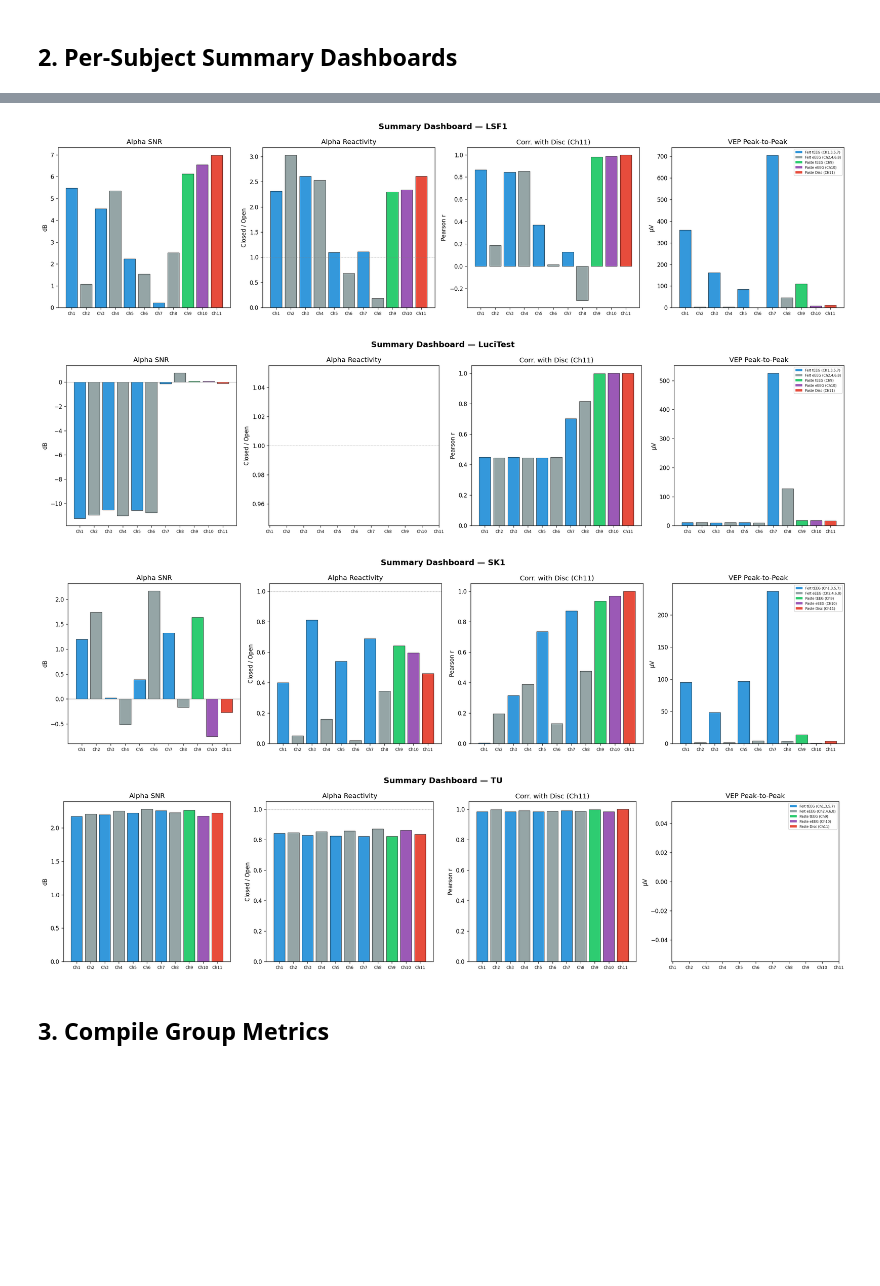
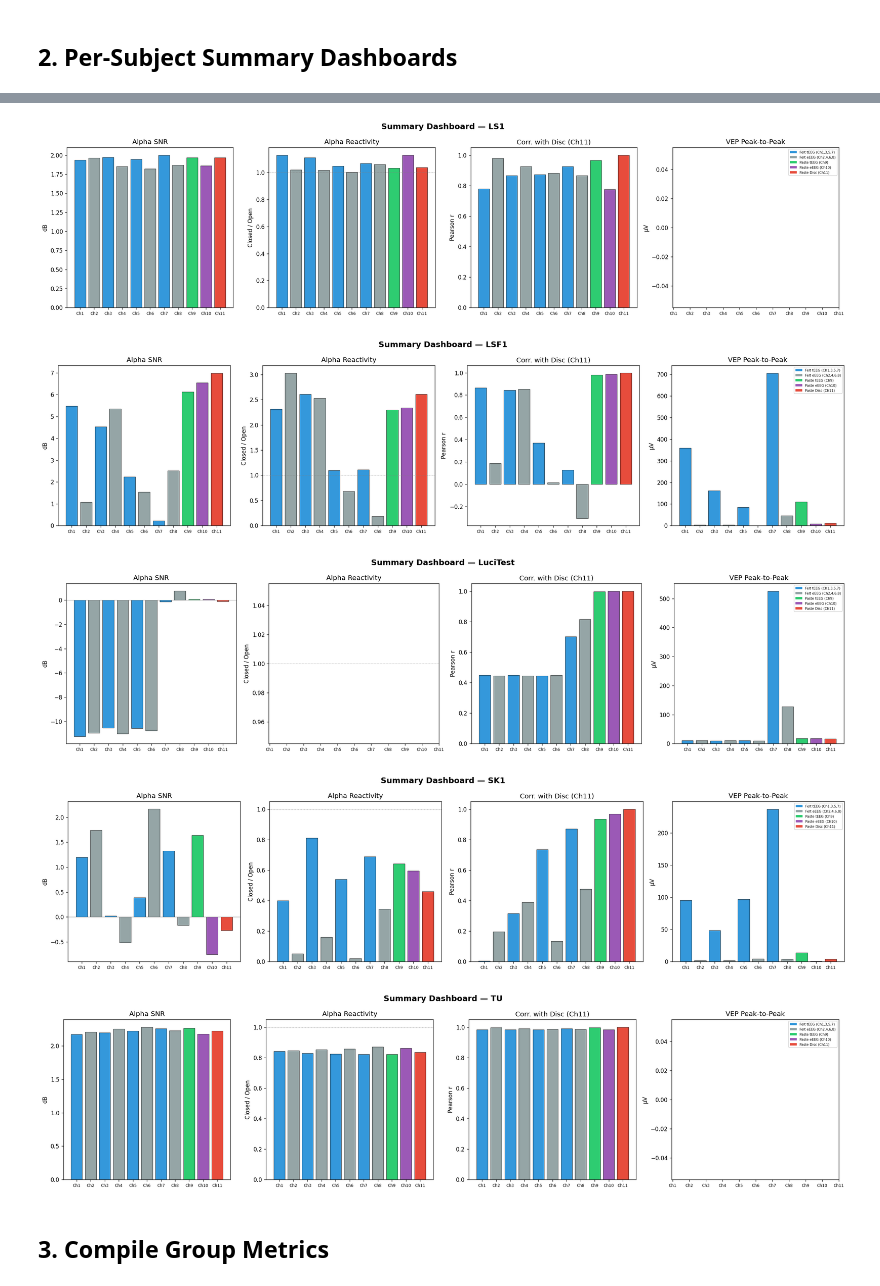
Before and after one commit to shayankhodabakhsh/Tripolar_EEG, a Jupyter notebook: src/group_analysis.ipynb, the cells around one changed output, grey strips where cells are left out. Drawn from its saved outputs; the diff is of its cells as text; code cells hidden in the pictures; blank space fills up the shorter version.

Commit message:
Group_analysis plots

```diff
--- a/src/group_analysis.ipynb
+++ b/src/group_analysis.ipynb
@@ -102,5 +171,7 @@ Successfully loaded: 9 / 9 subjects
 ## 2. Per-Subject Summary Dashboards
 # %%
 for name in all_results:
+    # Save each subject's dashboard figures under output/per_subject_summary/<subject>/
+    set_output_section(f"per_subject_summary/{name}")
     plot_subject_summary(all_subjects[name], all_results[name])
 # %% [output]
@@ -112,7 +183,8 @@ for name in all_results:
-[figure, old version]
+[figure, new version]
-[figure, old version]
+[figure, new version]
-[figure, old version]
+[figure, new version]
-[figure, old version]
+[figure, new version]
+[figure, added]
 # %% [markdown]
 ## 3. Compile Group Metrics
 # %%
```
Also changed, not shown: parts of 14 cells of this notebook, 17 other files.
